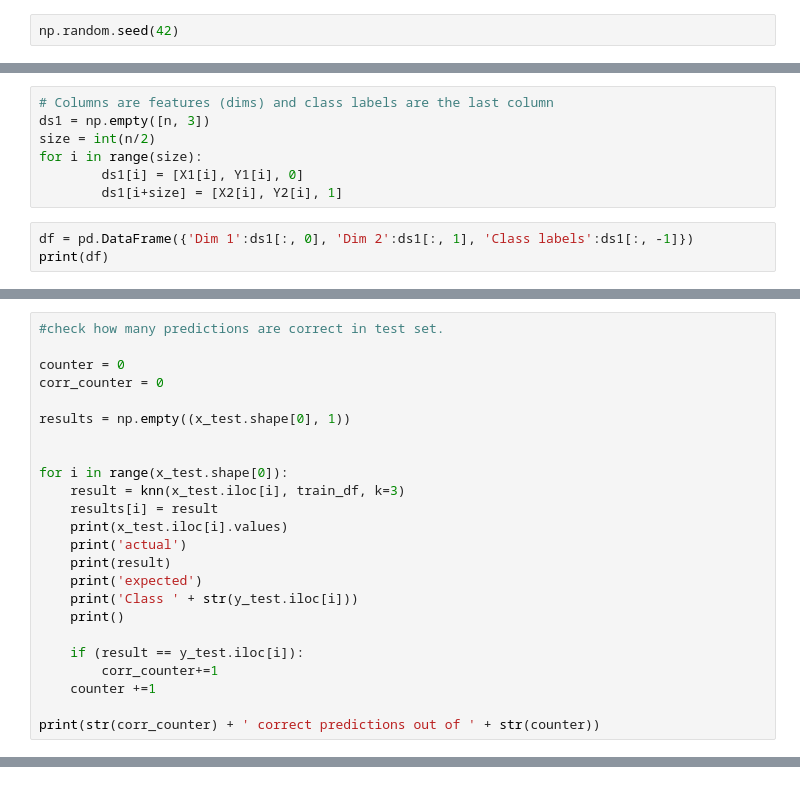
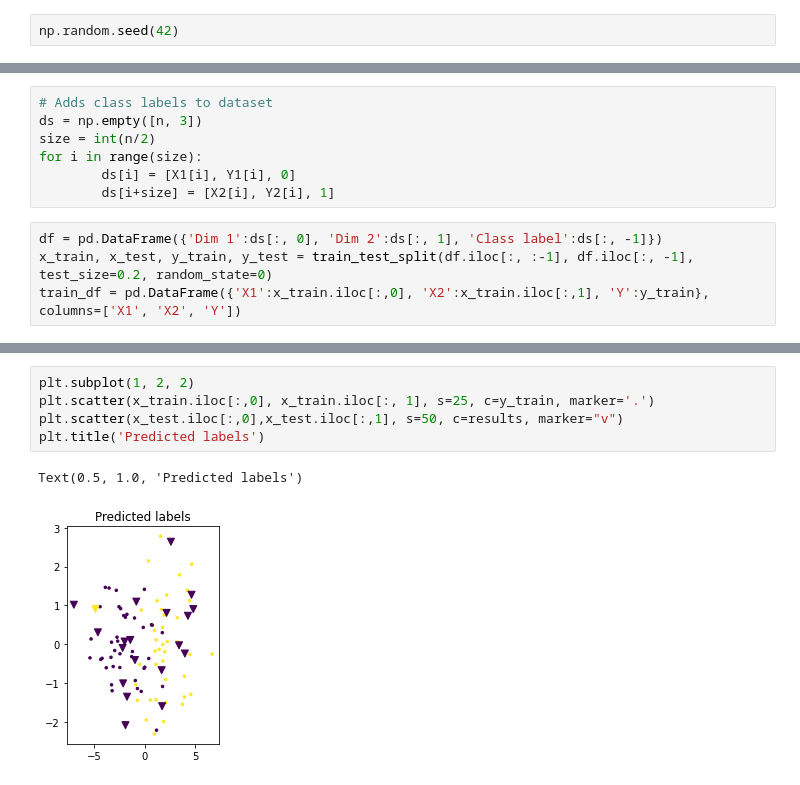
Before and after one commit to zubyj/ml_practice, a Jupyter notebook: knn.ipynb, the cells around one changed output, grey strips where cells are left out. Drawn from its saved outputs; the diff is of its cells as text.

```diff
--- a/knn.ipynb
+++ b/knn.ipynb
@@ -16,12 +17,13 @@ Y1 = np.random.normal(loc=0, scale=1, size=int(n/2))
 X2 = np.random.normal(loc=2.0, scale=2.0, size=int(n/2))
 Y2 = np.random.normal(loc=0, scale=1.0, size=int(n/2))
 # %%
-# Columns are features (dims) and class labels are the last column
-ds1 = np.empty([n, 3])
+# Adds class labels to dataset
+ds = np.empty([n, 3])
 size = int(n/2)
 for i in range(size):
-        ds1[i] = [X1[i], Y1[i], 0]
-        ds1[i+size] = [X2[i], Y2[i], 1]
+        ds[i] = [X1[i], Y1[i], 0]
+        ds[i+size] = [X2[i], Y2[i], 1]
 # %%
-df = pd.DataFrame({'Dim 1':ds1[:, 0], 'Dim 2':ds1[:, 1], 'Class labels':ds1[:, -1]})
-print(df)
+df = pd.DataFrame({'Dim 1':ds[:, 0], 'Dim 2':ds[:, 1], 'Class label':ds[:, -1]})
+x_train, x_test, y_train, y_test = train_test_split(df.iloc[:, :-1], df.iloc[:, -1], test_size=0.2, random_state=0)
+train_df = pd.DataFrame({'X1':x_train.iloc[:,0], 'X2':x_train.iloc[:,1], 'Y':y_train}, columns=['X1', 'X2', 'Y'])
@@ -75,24 +60,0 @@ def knn(newObservation, referenceData, k=3):
-# %%
-#check how many predictions are correct in test set.
-
-counter = 0
-corr_counter = 0
-
-results = np.empty((x_test.shape[0], 1))
-
-
-for i in range(x_test.shape[0]):
-    result = knn(x_test.iloc[i], train_df, k=3)
-    results[i] = result
-    print(x_test.iloc[i].values)
-    print('actual')
-    print(result)
-    print('expected')
-    print('Class ' + str(y_test.iloc[i]))
-    print()
-
-    if (result == y_test.iloc[i]):
-        corr_counter+=1
-    counter +=1
-
-print(str(corr_counter) + ' correct predictions out of ' + str(counter))
@@ -131,0 +98,8 @@ plt.scatter(x_test.iloc[:,0],x_test.iloc[:,1], s=50, c=results, marker="v")
+# %%
+plt.subplot(1, 2, 2)
+plt.scatter(x_train.iloc[:,0], x_train.iloc[:, 1], s=25, c=y_train, marker='.')
+plt.scatter(x_test.iloc[:,0],x_test.iloc[:,1], s=50, c=results, marker="v")
+plt.title('Predicted labels')
+# %% [output]
+Text(0.5, 1.0, 'Predicted labels')
+[figure, added]
```
Also changed, not shown: parts of 15 cells of this notebook.
